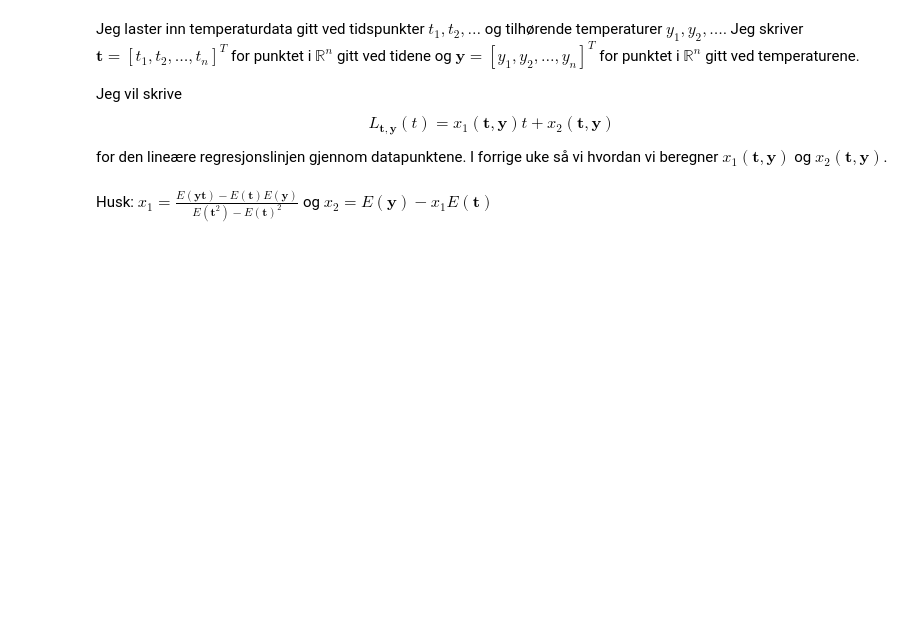
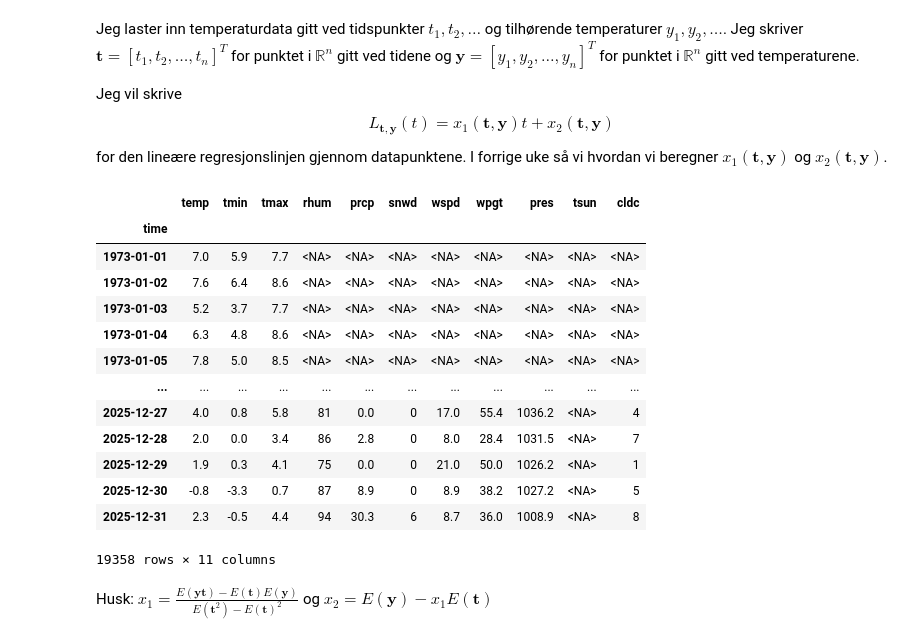
Before and after one commit to mbr085/V26MAT102, a Jupyter notebook: notebooks/uke15/testhelding.ipynb, the cells around one changed output. Drawn from its saved outputs; the diff is of its cells as text; code cells hidden in the pictures; blank space fills up the shorter version.

```diff
--- a/notebooks/uke15/testhelding.ipynb
+++ b/notebooks/uke15/testhelding.ipynb
@@ -80,4 +83,21 @@ data = meteostat.Daily('01317', start, end)
 data = data.fetch()
+# %%
+data
+# %% [output]
+|  | temp | tmin | tmax | rhum | prcp | snwd | wspd | wpgt | pres | tsun | cldc |
+| time |  |  |  |  |  |  |  |  |  |  |  |
+| 1973-01-01 | 7.0 | 5.9 | 7.7 | <NA> | <NA> | <NA> | <NA> | <NA> | <NA> | <NA> | <NA> |
+| 1973-01-02 | 7.6 | 6.4 | 8.6 | <NA> | <NA> | <NA> | <NA> | <NA> | <NA> | <NA> | <NA> |
+| 1973-01-03 | 5.2 | 3.7 | 7.7 | <NA> | <NA> | <NA> | <NA> | <NA> | <NA> | <NA> | <NA> |
+| 1973-01-04 | 6.3 | 4.8 | 8.6 | <NA> | <NA> | <NA> | <NA> | <NA> | <NA> | <NA> | <NA> |
+| 1973-01-05 | 7.8 | 5.0 | 8.5 | <NA> | <NA> | <NA> | <NA> | <NA> | <NA> | <NA> | <NA> |
+| ... | ... | ... | ... | ... | ... | ... | ... | ... | ... | ... | ... |
+| 2025-12-27 | 4.0 | 0.8 | 5.8 | 81 | 0.0 | 0 | 17.0 | 55.4 | 1036.2 | <NA> | 4 |
+| 2025-12-28 | 2.0 | 0.0 | 3.4 | 86 | 2.8 | 0 | 8.0 | 28.4 | 1031.5 | <NA> | 7 |
+| 2025-12-29 | 1.9 | 0.3 | 4.1 | 75 | 0.0 | 0 | 21.0 | 50.0 | 1026.2 | <NA> | 1 |
+| 2025-12-30 | -0.8 | -3.3 | 0.7 | 87 | 8.9 | 0 | 8.9 | 38.2 | 1027.2 | <NA> | 5 |
+| 2025-12-31 | 2.3 | -0.5 | 4.4 | 94 | 30.3 | 6 | 8.7 | 36.0 | 1008.9 | <NA> | 8 |
+19358 rows × 11 columns
 # %%
 # Insisterer på å ha en rad for hver dag. Uten hull!
 data = data.resample('D').mean()
```
Also changed, not shown: parts of 14 cells of this notebook, 12 other files.
